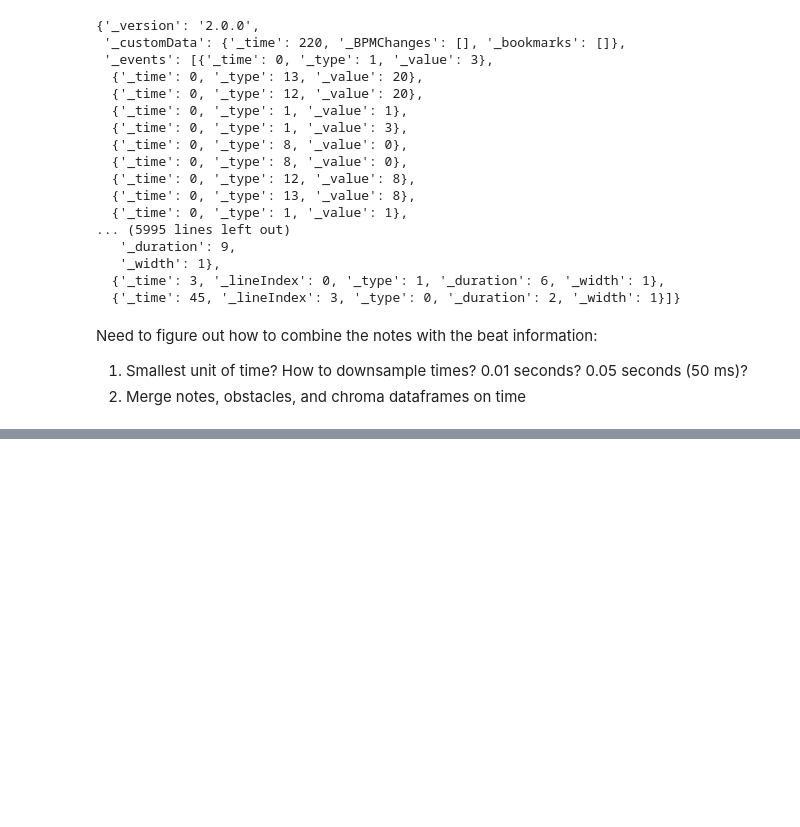
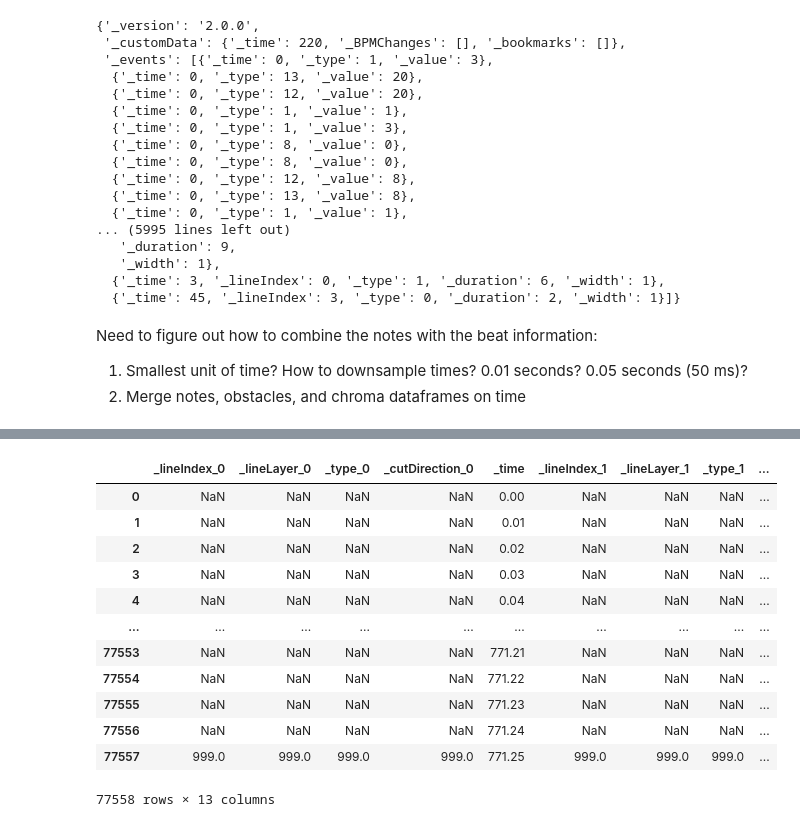
Before and after one commit to wvsharber/BeatMapSynthesizer, a Jupyter notebook: data_gathering_processing.ipynb, the cells around one changed output, grey strips where cells are left out. Cells and saved outputs as stored; diff of their text form; code cells hidden in the pictures; blank space fills up the shorter version.

```diff
--- a/data_gathering_processing.ipynb
+++ b/data_gathering_processing.ipynb
@@ -638,0 +573,4 @@ merged
+# %%
+song_len = notes_df['_time'].max()
+# %%
+expand_time = pd.DataFrame(np.arange(0.00, song_len, 0.01), columns = ['_time'])
@@ -638,0 +586,16 @@ merged
+# %%
+pd.merge(notes_df, expand_time, on='_time', how = 'outer', sort = True)
+# %% [output]
+|  | _lineIndex_0 | _lineLayer_0 | _type_0 | _cutDirection_0 | _time | _lineIndex_1 | _lineLayer_1 | _type_1 | ... |
+| 0 | NaN | NaN | NaN | NaN | 0.00 | NaN | NaN | NaN | ... |
+| 1 | NaN | NaN | NaN | NaN | 0.01 | NaN | NaN | NaN | ... |
+| 2 | NaN | NaN | NaN | NaN | 0.02 | NaN | NaN | NaN | ... |
+| 3 | NaN | NaN | NaN | NaN | 0.03 | NaN | NaN | NaN | ... |
+| 4 | NaN | NaN | NaN | NaN | 0.04 | NaN | NaN | NaN | ... |
+| ... | ... | ... | ... | ... | ... | ... | ... | ... | ... |
+| 77553 | NaN | NaN | NaN | NaN | 771.21 | NaN | NaN | NaN | ... |
+| 77554 | NaN | NaN | NaN | NaN | 771.22 | NaN | NaN | NaN | ... |
+| 77555 | NaN | NaN | NaN | NaN | 771.23 | NaN | NaN | NaN | ... |
+| 77556 | NaN | NaN | NaN | NaN | 771.24 | NaN | NaN | NaN | ... |
+| 77557 | 999.0 | 999.0 | 999.0 | 999.0 | 771.25 | 999.0 | 999.0 | 999.0 | ... |
+77558 rows × 13 columns
```
Also changed, not shown: parts of 29 cells of this notebook, 1 other file.
